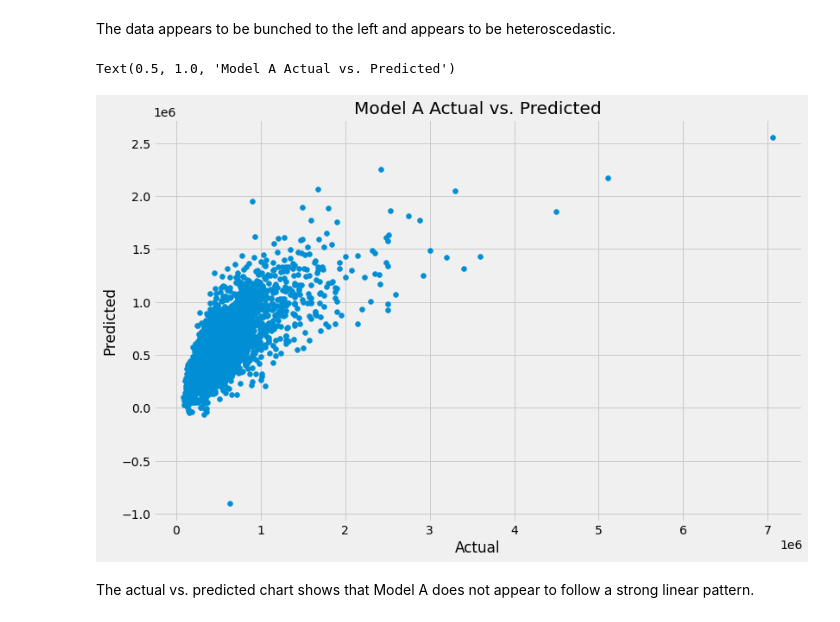
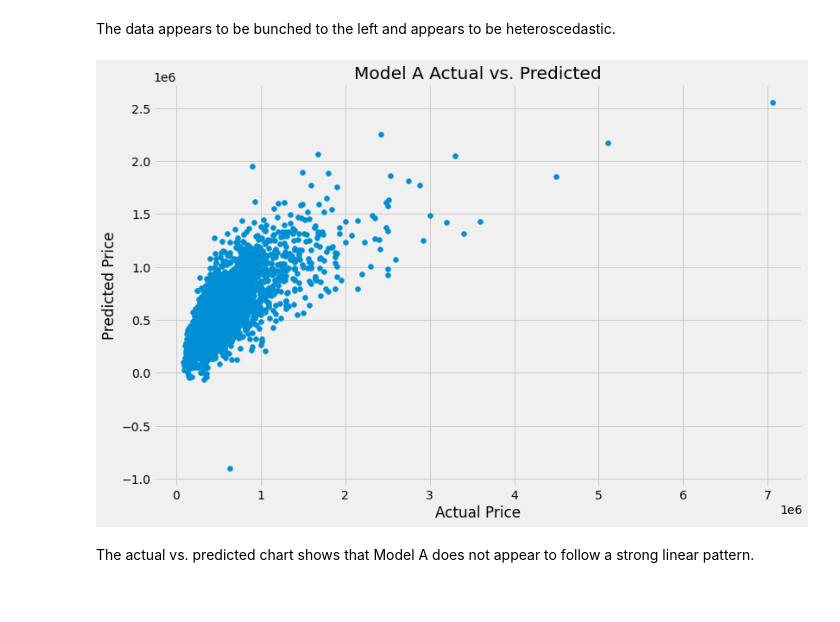
Before and after one commit to jmg0144/Housing-Linear-Regression-Analysis, a Jupyter notebook: home-sales-analysis.ipynb, the cells around one changed output. Cells and saved outputs as stored; diff of their text form; code cells hidden in the pictures.

```diff
--- a/home-sales-analysis.ipynb
+++ b/home-sales-analysis.ipynb
@@ -413,15 +392,16 @@ Text(0.5, 1.0, 'Model A ')
 # %% [markdown]
 The data appears to be bunched to the left and appears to be heteroscedastic.
 # %%
-#Create scatter plot to show relationship between actual and predicted data.
-plt.figure(figsize=(12,8))
-plt.scatter(y_test_a, y_test_pred_a)
-plt.xlabel('Actual')
-plt.ylabel('Predicted')
-plt.title('Model A Actual vs. Predicted')
+def plot_model(test, test_pred, title):
+    plt.figure(figsize=(12,8))
+    plt.scatter(test, test_pred)
+    plt.xlabel('Actual Price')
+    plt.ylabel('Predicted Price')
+    plt.title(title);
-# %% [output]
-Text(0.5, 1.0, 'Model A Actual vs. Predicted')
-[figure, removed]
+# %%
+plot_model(y_test_a, y_test_pred_a, 'Model A Actual vs. Predicted')
+# %% [output]
+[figure, added]
 # %% [markdown]
 The actual vs. predicted chart shows that Model A does not appear to follow a strong linear pattern.
 # %% [markdown]
```
Also changed, not shown: parts of 27 cells of this notebook.
